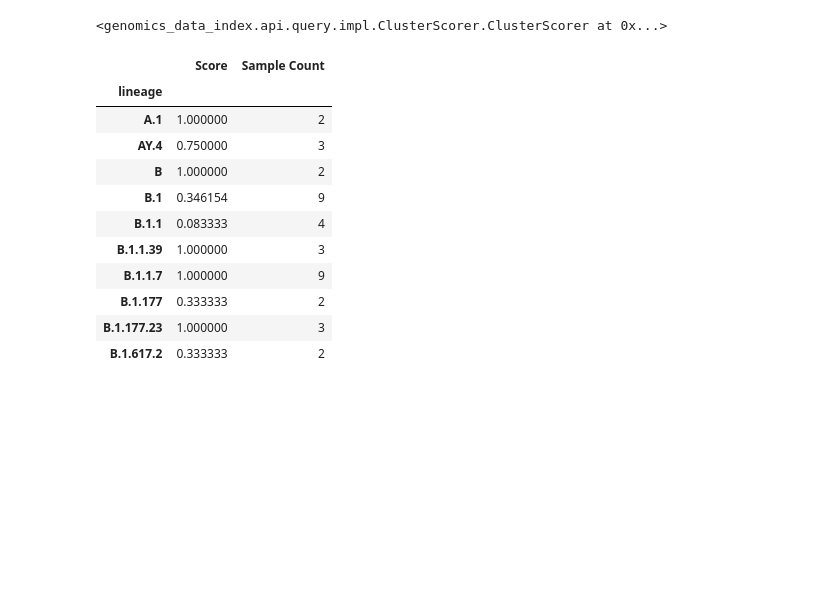
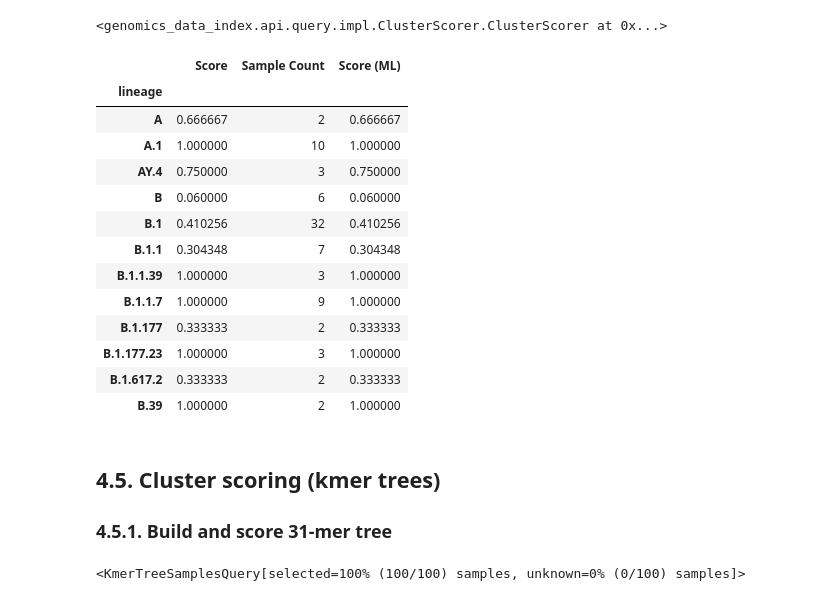
Before and after one commit to apetkau/genomics-data-index-evaluation-manuscript, a Jupyter notebook: evaluations/sars-cov-2/5-compare-results.ipynb, the cells around one changed output. Saved outputs shown, nothing was run; the diff lists cells and outputs as text; code cells hidden in the pictures; blank space fills up the shorter version.

Commit message:
Adding comparison of clustering to results

```diff
--- a/evaluations/sars-cov-2/5-compare-results.ipynb
+++ b/evaluations/sars-cov-2/5-compare-results.ipynb
@@ -232,7 +232,8 @@ with sns.plotting_context("notebook", font_scale=1.3):
 # %%
 import genomics_data_index.api as gdi
 
-number_samples = 50
+number_samples = 100
+min_samples_cluster = 2
 
 clustering_index = cases_root_dir / f'case-{number_samples}' / 'index'
 db = gdi.GenomicsDataIndex.connect(clustering_index)
@@ -284,7 +286,7 @@ Name: lineage, Length: 434, dtype: int64
 # %% [markdown]
 ## 4.2. Initiate query
 # %%
-q = db.samples_query(reference_name='NC_045512', universe='mutations')\
+q = db.samples_query(reference_name='NC_045512', universe='mutations').set_outgroup('NC_045512')\
       .join(metadata_df, sample_names_column='strain')
 q
 # %% [output]
@@ -321,17 +323,25 @@ scorer
 # %% [output]
 <genomics_data_index.api.query.impl.ClusterScorer.ClusterScorer at 0x...>
 # %%
-scorer.score_groupby(groupby_column='lineage', min_samples_count=2)
+scores_ml = scorer.score_groupby(groupby_column='lineage', min_samples_count=min_samples_cluster)
+scores_ml['Score (ML)'] = scores_ml['Score']
+scores_ml
 # %% [output]
-|  | Score | Sample Count |
-| lineage |  |  |
-| A.1 | 1.000000 | 2 |
-| AY.4 | 0.750000 | 3 |
-| B | 1.000000 | 2 |
-| B.1 | 0.346154 | 9 |
-| B.1.1 | 0.083333 | 4 |
-| B.1.1.39 | 1.000000 | 3 |
-| B.1.1.7 | 1.000000 | 9 |
-| B.1.177 | 0.333333 | 2 |
-| B.1.177.23 | 1.000000 | 3 |
-| B.1.617.2 | 0.333333 | 2 |
+|  | Score | Sample Count | Score (ML) |
+| lineage |  |  |  |
+| A | 0.666667 | 2 | 0.666667 |
+| A.1 | 1.000000 | 10 | 1.000000 |
+| AY.4 | 0.750000 | 3 | 0.750000 |
+| B | 0.060000 | 6 | 0.060000 |
+| B.1 | 0.410256 | 32 | 0.410256 |
+| B.1.1 | 0.304348 | 7 | 0.304348 |
+| B.1.1.39 | 1.000000 | 3 | 1.000000 |
+| B.1.1.7 | 1.000000 | 9 | 1.000000 |
+| B.1.177 | 0.333333 | 2 | 0.333333 |
+| B.1.177.23 | 1.000000 | 3 | 1.000000 |
+| B.1.617.2 | 0.333333 | 2 | 0.333333 |
+| B.39 | 1.000000 | 2 | 1.000000 |
+# %% [markdown]
+## 4.5. Cluster scoring (kmer trees)
+
+### 4.5.1. Build and score 31-mer tree
@@ -337,0 +363,7 @@ scorer.score_groupby(groupby_column='lineage', min_samples_count=2)
+# %%
+q31 = db.samples_query().build_tree(kind='kmer', kmer_size=31)\
+        .join(metadata_df, sample_names_column='strain')
+q31._tree = fix_kmer_tree_names(q31.tree)
+q31
+# %% [output]
+<KmerTreeSamplesQuery[selected=100% (100/100) samples, unknown=0% (0/100) samples]>
```
Also changed, not shown: parts of 18 cells of this notebook.
